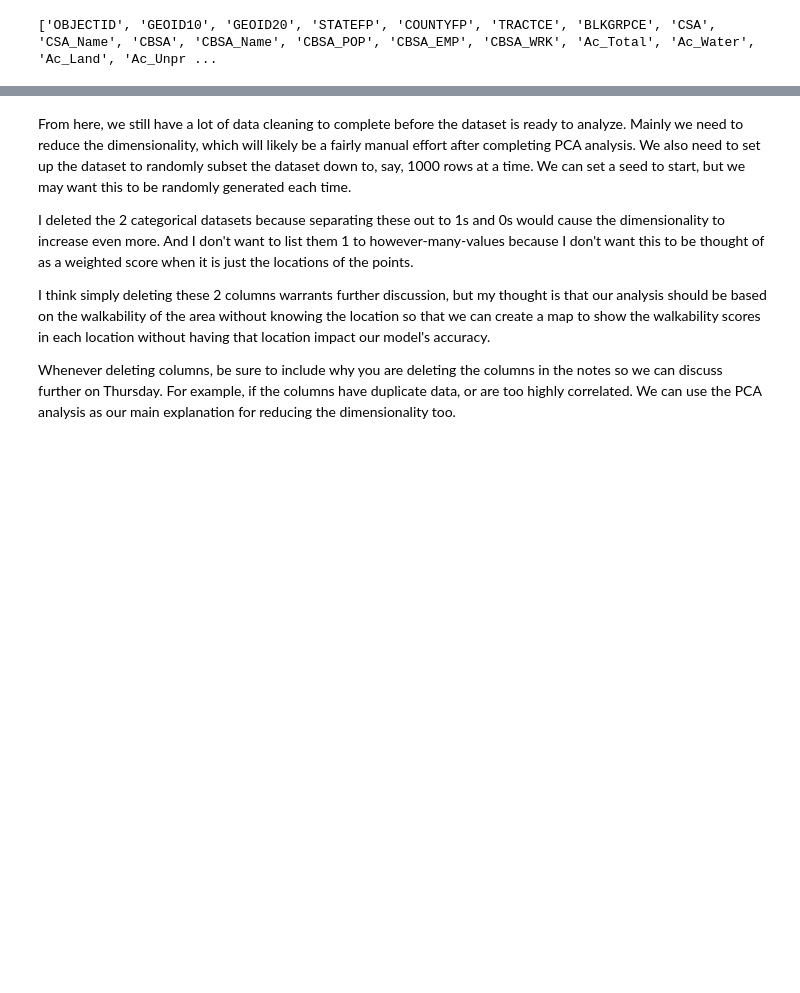
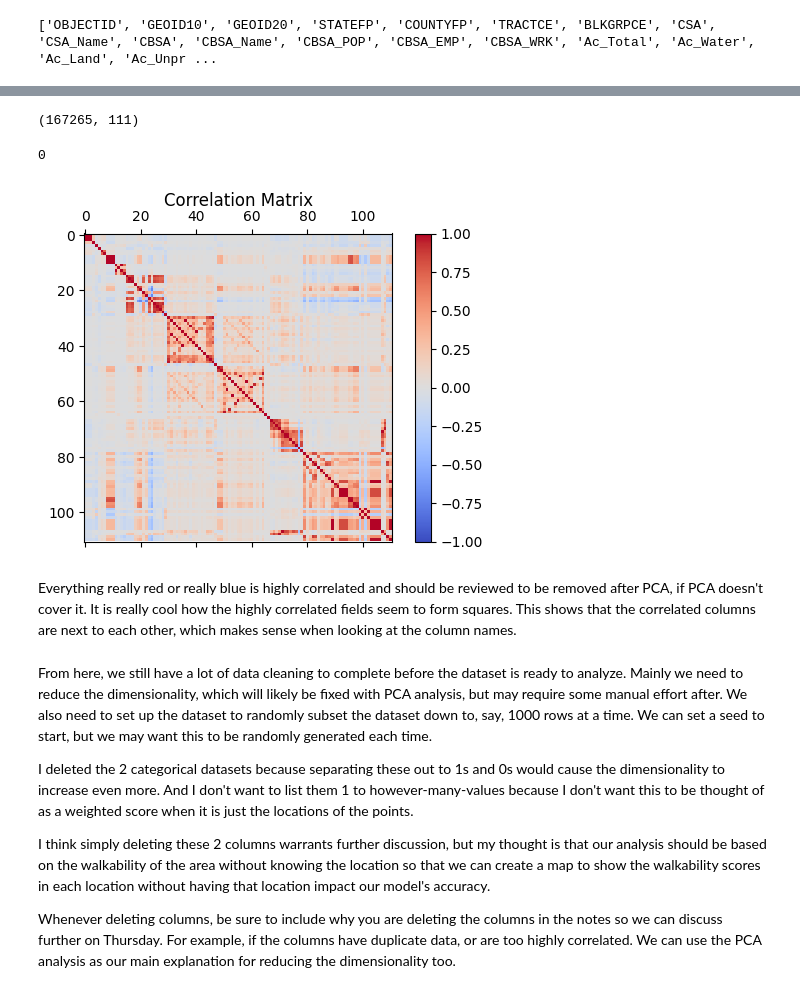
Before and after one commit to kquigg/Capstone557, a Jupyter notebook: Capstone.ipynb, the cells around one changed output, grey strips where cells are left out. Saved outputs shown, nothing was run; the diff lists cells and outputs as text; code cells hidden in the pictures; blank space fills up the shorter version.

```diff
--- a/Capstone.ipynb
+++ b/Capstone.ipynb
@@ -29,3 +45,9 @@ print(column_list)
+# %%
+# drop walkability score from the dataset, leaving only dependent variables
+# drop OBJECTID because it is the GIS ID number
+# drop Shape length and area because these are the GIS shape measurements and not independent variables
+columns_to_drop = ['NatWalkInd', 'OBJECTID', 'Shape_Length', 'Shape_Area']
+data = data.drop(columns=columns_to_drop)
 # %%
 # find the originial shape of the dataframe
 data.shape
@@ -84,5 +130,33 @@ data.shape
+# %%
+# remove all rows that contain null values
+data = data.dropna()
+print(data.shape)
+data.isnull().sum().sum()
+# %% [output]
+(167265, 111)
+0
+# %%
+# make correlation and covariance matrix
+corr_matrix = data.corr()
+cov_matrix = data.cov()
+
+fig, ax = plt.subplots(figsize=(6, 4))
+
+# Display the correlation matrix as an image
+corr_matrix_image = ax.matshow(corr_matrix, cmap="coolwarm", vmin=-1, vmax=1)
+
+# Add color bar
+fig.colorbar(corr_matrix_image)
+
+# Show the plot
+plt.title("Correlation Matrix", pad=20)
+plt.show()
+# %% [output]
+[figure, added]
+# %% [markdown]
+Everything really red or really blue is highly correlated and should be reviewed to be removed after PCA, if PCA doesn't cover it. It is really cool how the highly correlated fields seem to form squares. This shows that the correlated columns are next to each other, which makes sense when looking at the column names.
 # %% [markdown]
-From here, we still have a lot of data cleaning to complete before the dataset is ready to analyze. Mainly we need to reduce the dimensionality, which will likely be a fairly manual effort after completing PCA analysis. We also need to set up the dataset to randomly subset the dataset down to, say, 1000 rows at a time. We can set a seed to start, but we may want this to be randomly generated each time.
+From here, we still have a lot of data cleaning to complete before the dataset is ready to analyze. Mainly we need to reduce the dimensionality, which will likely be fixed with PCA analysis, but may require some manual effort after. We also need to set up the dataset to randomly subset the dataset down to, say, 1000 rows at a time. We can set a seed to start, but we may want this to be randomly generated each time.
 
 I deleted the 2 categorical datasets because separating these out to 1s and 0s would cause the dimensionality to increase even more. And I don't want to list them 1 to however-many-values because I don't want this to be thought of as a weighted score when it is just the locations of the points.
 
```
Also changed, not shown: parts of 10 cells of this notebook.
